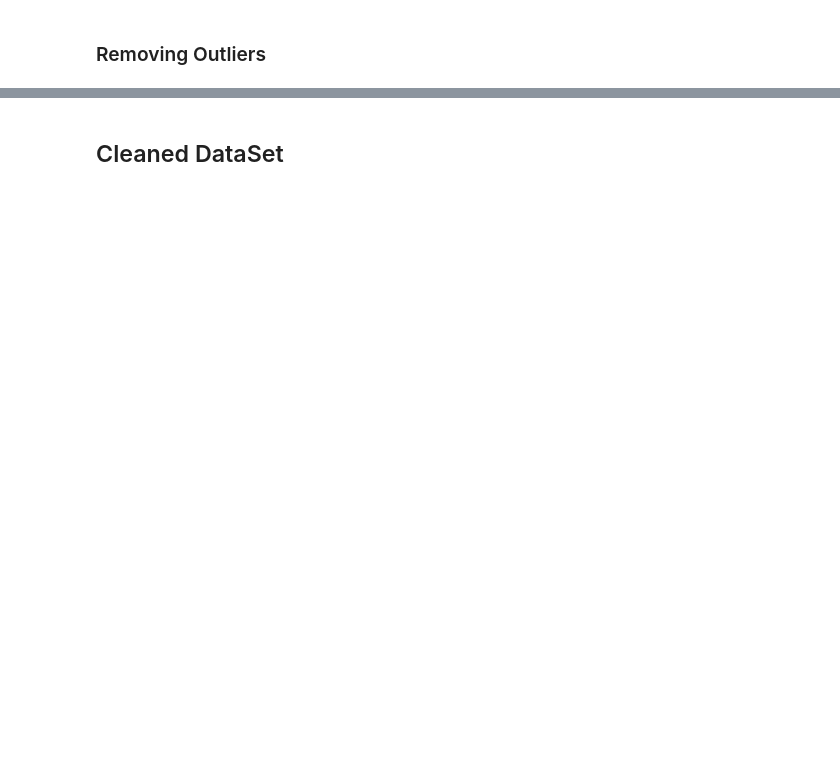
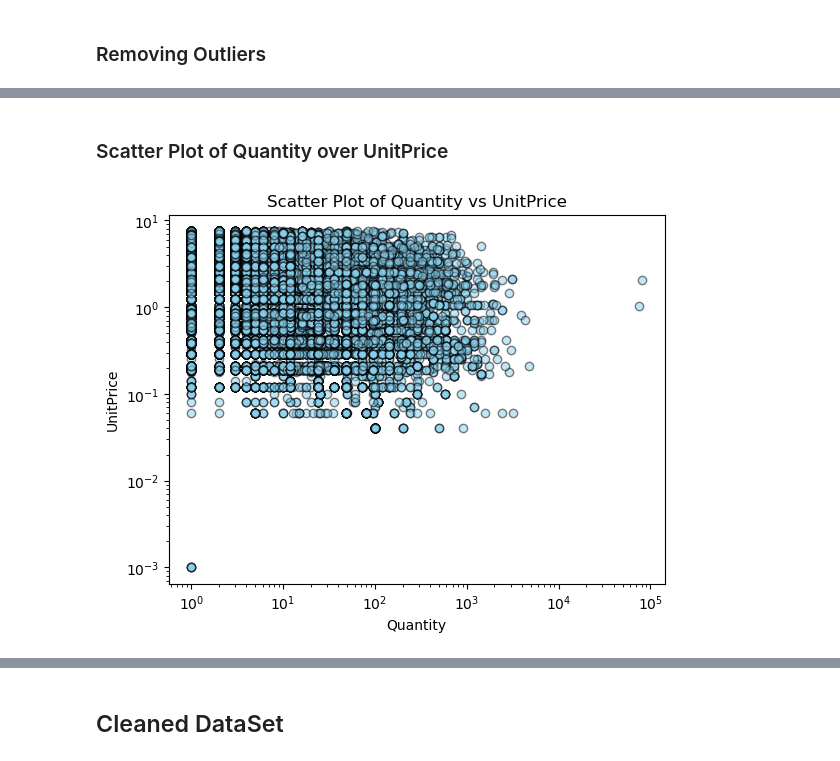
Before and after one commit to UtkarshPrajapati/Customer-Purchase-Recommendation-System, a Jupyter notebook: userstory.ipynb, the cells around one changed output, grey strips where cells are left out. Saved outputs shown, nothing was run; the diff lists cells and outputs as text; code cells hidden in the pictures; blank space fills up the shorter version.

```diff
--- a/userstory.ipynb
+++ b/userstory.ipynb
@@ -228,0 +244,12 @@ df=df[~outliers]
+# %% [markdown]
+### Scatter Plot of Quantity over UnitPrice
+# %%
+plt.scatter(df['Quantity'], df['UnitPrice'], color='skyblue', edgecolor='black', alpha=0.5)
+plt.title('Scatter Plot of Quantity vs UnitPrice')
+plt.xlabel('Quantity')
+plt.ylabel('UnitPrice')
+plt.xscale('log')
+plt.yscale('log')
+plt.show()
+# %% [output]
+[figure, added]
```
Also changed, not shown: parts of 6 cells of this notebook.
